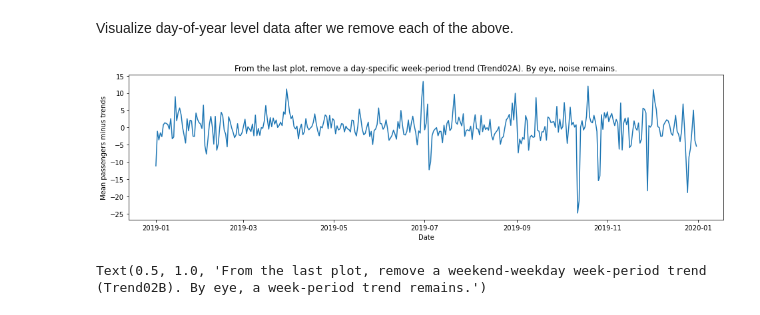
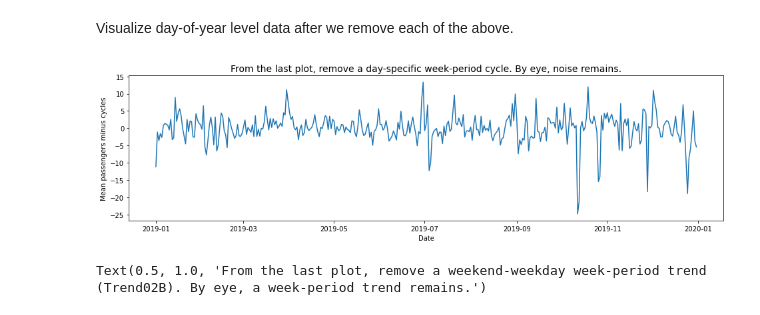
Before and after one commit to augustposch/seattle, a Jupyter notebook: notebooks/Cycles.ipynb, the cells around one changed output. Drawn from its saved outputs; the diff is of its cells as text; code cells hidden in the pictures.

```diff
--- a/notebooks/Cycles.ipynb
+++ b/notebooks/Cycles.ipynb
@@ -132,15 +132,15 @@ Visualize day-of-year level data after we remove each of the above.
 # %%
 x_data = byday['Date']
 y_data = byday['Removed02A']
 
 plt.figure(figsize=(16,4))
 plt.plot(x_data, y_data)
 plt.xlabel('Date')
-plt.ylabel('Mean passengers minus trends')
-plt.title('From the last plot, remove a day-specific week-period trend (Trend02A). By eye, noise remains.')
+plt.ylabel('Mean passengers minus cycles')
+plt.title('From the last plot, remove a day-specific week-period cycle. By eye, noise remains.', size=14)
 plt.savefig('../images/DateWeekPrd1.png', bbox_inches='tight')
 # %% [output]
-[figure, old version]
+[figure, new version]
 # %%
 x_data = byday['Date']
 y_data = byday['Removed02B']
```
Also changed, not shown: parts of 2 cells of this notebook, 10 other files.
